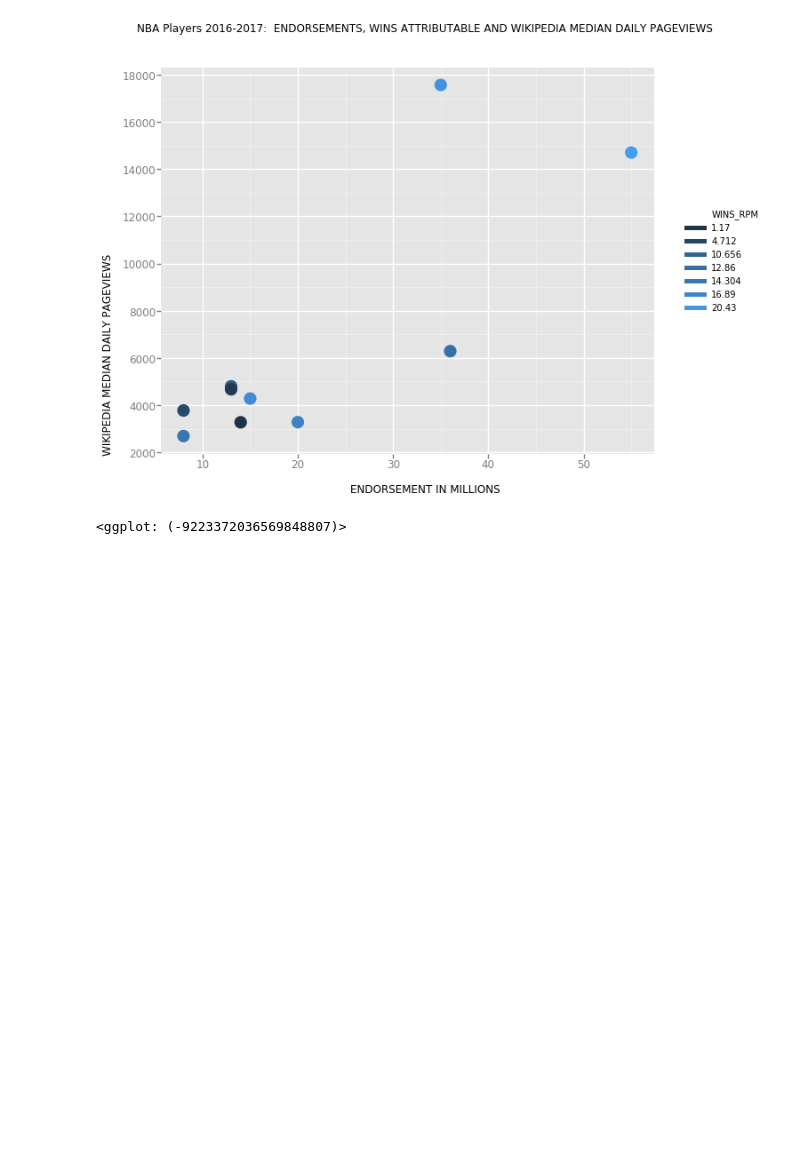
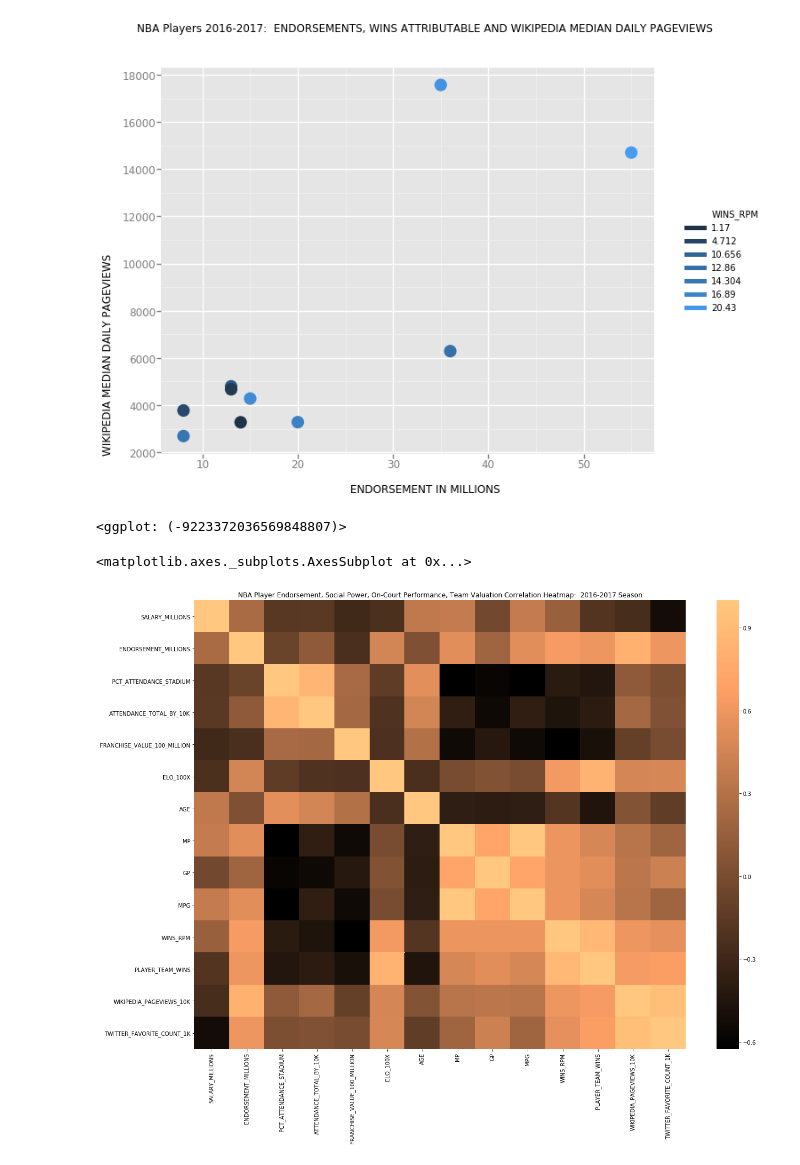
Before and after one commit to noahgift/socialpowernba, a Jupyter notebook: notebooks/nba_player_power_influence_performance.ipynb, the cells around one changed output. Cells and saved outputs as stored; diff of their text form; code cells hidden in the pictures; blank space fills up the shorter version.

```diff
--- a/notebooks/nba_player_power_influence_performance.ipynb
+++ b/notebooks/nba_player_power_influence_performance.ipynb
@@ -396,4 +397,15 @@ p + xlab("ENDORSEMENT IN MILLIONS") + ylab("WIKIPEDIA MEDIAN DAILY PAGEVIEWS") +
 [figure]
 <ggplot: (-9223372036569848807)>
 # %%
-endorsement_value_stats_df.to_csv("../data/nba_2017_endorsement_full_stats.csv")
+endorsements = pd.read_csv("../data/nba_2017_endorsement_full_stats.csv")
+# %%
+plt.subplots(figsize=(20,15))
+ax = plt.axes()
+ax.set_title("NBA Player Endorsement, Social Power, On-Court Performance, Team Valuation Correlation Heatmap:  2016-2017 Season")
+corr = endorsements.corr()
+sns.heatmap(corr,
+            xticklabels=corr.columns.values,
+            yticklabels=corr.columns.values, cmap="copper")
+# %% [output]
+<matplotlib.axes._subplots.AxesSubplot at 0x...>
+[figure, added]
```
Also changed, not shown: parts of 5 cells of this notebook, 1 other file.
